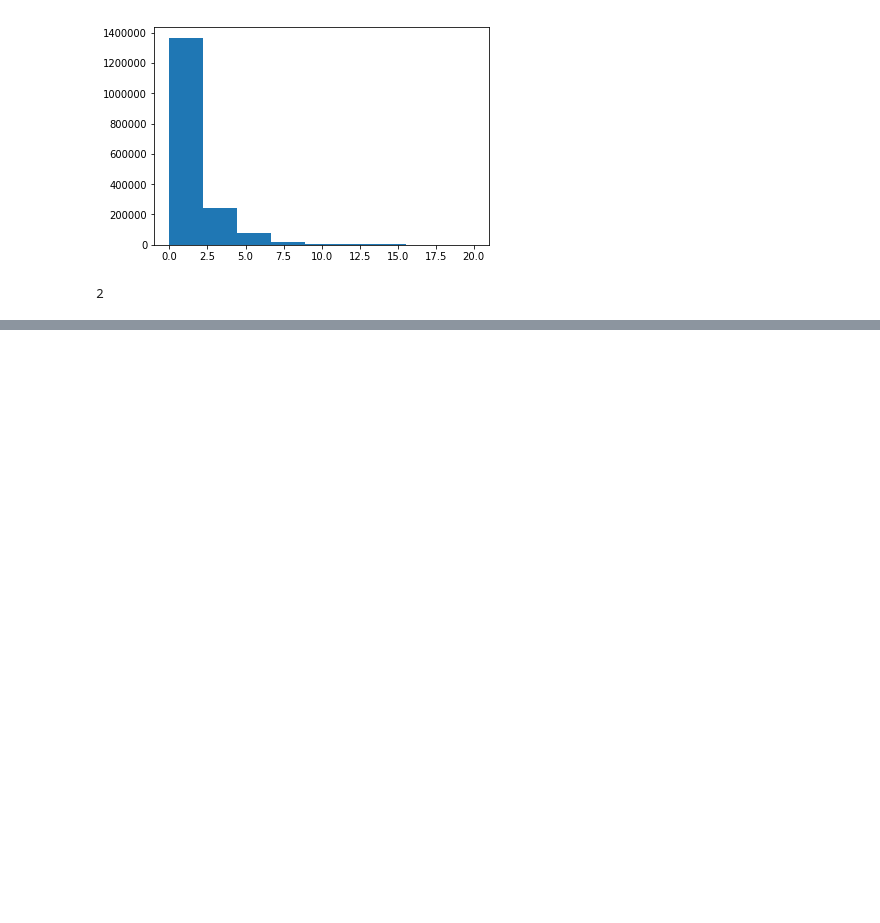
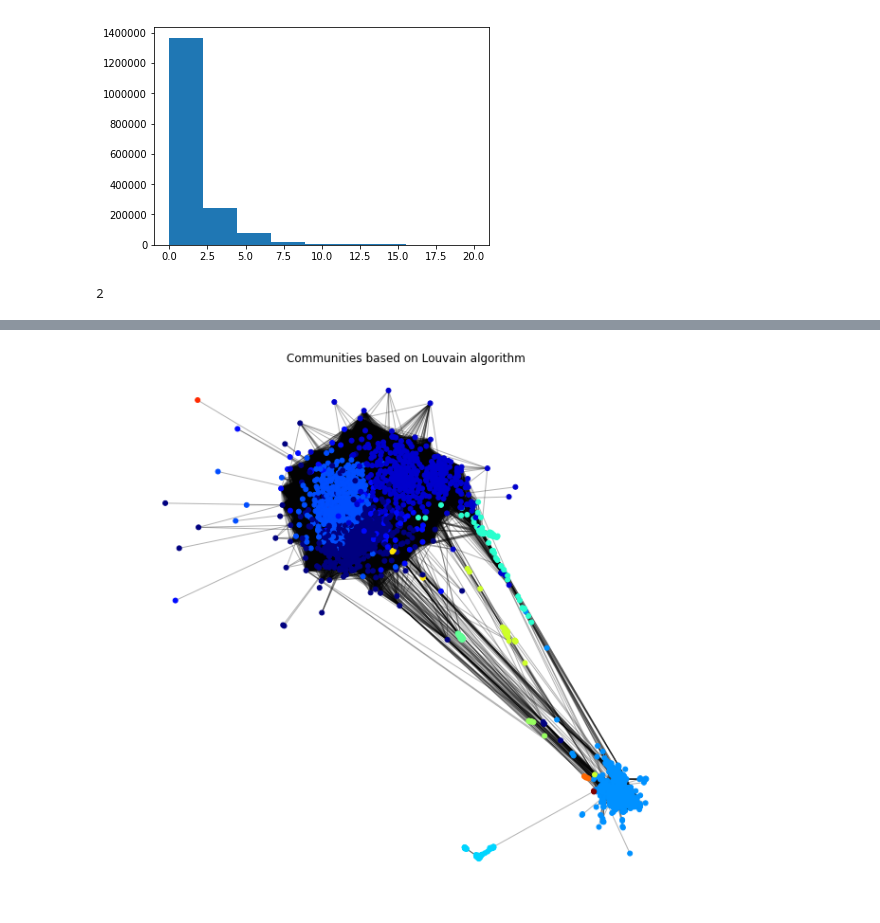
Before and after one commit to carlomarxdk/twitter, a Jupyter notebook: parsing_large_whole_csv_and_reply_network.ipynb, the cells around one changed output, grey strips where cells are left out. Saved outputs shown, nothing was run; the diff lists cells and outputs as text; code cells hidden in the pictures; blank space fills up the shorter version.

```diff
--- a/parsing_large_whole_csv_and_reply_network.ipynb
+++ b/parsing_large_whole_csv_and_reply_network.ipynb
@@ -221,0 +282,27 @@ nx.draw(sG, pos =  nx.spring_layout(sG), node_size = 3)
+# %%
+import community
+
+#find partitions of a graph
+H = comp_G[0].to_undirected()
+isolates = nx.isolates(H)
+#print(list(isolates))
+H.remove_nodes_from(list(isolates))
+partition = community.best_partition(H)
+
+size = float(len(set(partition.values())))
+count = 0.
+
+plt.figure(3,figsize=(10,10))
+colors = [partition[n] for n in H.nodes()]
+
+
+nx.draw_networkx_nodes(H, positions, node_color=colors,
+                         with_labels=False, node_size=25, cmap=plt.cm.jet,)
+
+
+nx.draw_networkx_edges(H, positions, alpha=0.3)
+plt.title("Communities based on Louvain algorithm")
+plt.axis('off')
+plt.show()
+# %% [output]
+[figure, added]
```
Also changed, not shown: parts of 22 cells of this notebook, 1 other file.
